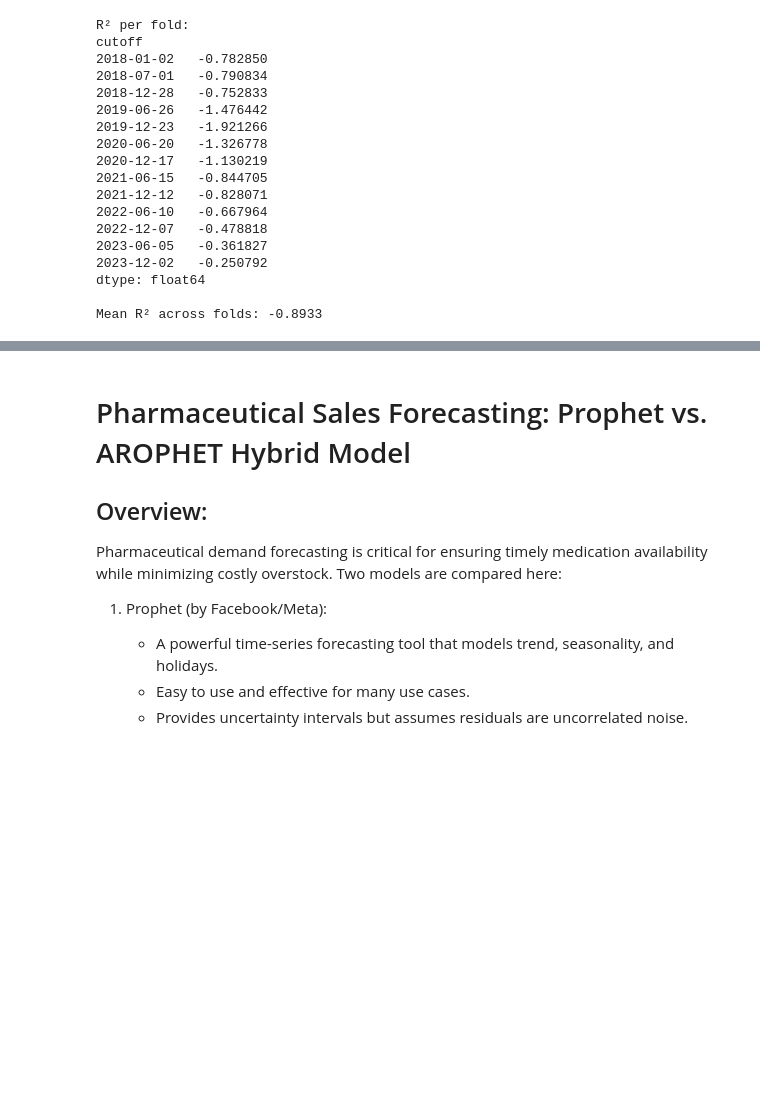
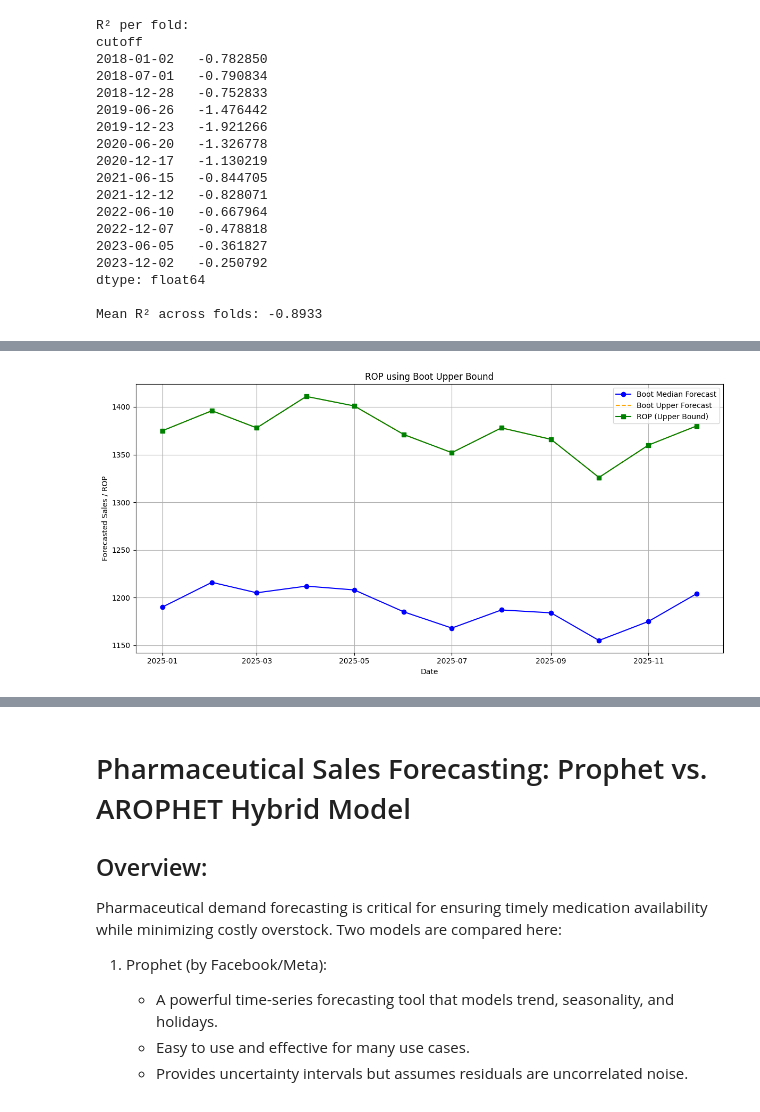
Before and after one commit to ashiqurrahmanshihab/Hybrid_Demand_Forecasting_and-Reorder_Point_Planning_Using_AROPHET, a Jupyter notebook: Alton_20_Sales_Data_2014_2024.ipynb, the cells around one changed output, grey strips where cells are left out. Cells and saved outputs as stored; diff of their text form; code cells hidden in the pictures; blank space fills up the shorter version.

```diff
--- a/Alton_20_Sales_Data_2014_2024.ipynb
+++ b/Alton_20_Sales_Data_2014_2024.ipynb
@@ -238,12 +238,65 @@ forecast_2025['boot_lower'] = np.percentile(boot_samples, 2.5, axis=0)
 forecast_2025['boot_upper'] = np.percentile(boot_samples, 97.5, axis=0)
 forecast_2025['boot_median'] = np.percentile(boot_samples, 50, axis=0)
 # %%
-# --- Reorder Point (ROP) Calculation with Prophet Forecast ---
+import pandas as pd
+import numpy as np
+import matplotlib.pyplot as plt
+
+# --- Load Sales Data ---
+file_path = "/Users/ashikurrahmanshihab/GitHub/Hybrid-Demand-Forecasting-and-Reorder-Point-Planning-Using-AROPHET-in-the-Pharmaceutical-Industry/Alton_20_Sales_Data_2014_2024.xlsx"
+
+try:
+    sales_data = pd.read_excel(file_path)
+    print("Sales data loaded successfully.")
+except FileNotFoundError:
+    print("File not found. Please check the file path.")
+    sales_data = pd.DataFrame()
+except Exception as e:
+    print(f"Error loading file: {e}")
+    sales_data = pd.DataFrame()
+
+# --- Prepare Forecast 2025 Sample (replace this with your real forecast DataFrame if ready) ---
+# Example only: You should replace this with the real `forecast_2025` after Prophet + ARIMA hybrid steps
+forecast_2025 = pd.DataFrame({
+    'ds': pd.date_range('2025-01-01', periods=12, freq='MS'),
+    'boot_median': [1190, 1216, 1205, 1212, 1208, 1185, 1168, 1187, 1184, 1155, 1175, 1204],
+    'boot_upper': [1375, 1396, 1378, 1411, 1401, 1371, 1352, 1378, 1366, 1326, 1360, 1380]
+})
+
+# --- Simulate Bootstrap Samples (based on boot_median) ---
+np.random.seed(42)
+boot_samples = pd.DataFrame(
+    np.random.normal(loc=forecast_2025['boot_median'], scale=50, size=(1000, 12)).T,
+    columns=[f'bs_{i}' for i in range(1000)]
+)
+
+# --- Reorder Point (ROP) Calculations ---
 k = 1.0
-forecast_2025['prophet_rop'] = forecast_2025['boot_median'] + k * (
-    forecast_2025['boot_upper'] - forecast_2025['boot_median']
-)
-forecast_2025['prophet_rop'] = forecast_2025['prophet_rop'].round().clip(lower=0)
 
-# Alternative using std of bootstraps
-rop = forecast_2025['boot_median'] + k * boot_samples.std(axis=0)
+# ROP based on upper bound
+forecast_2025['prophet_rop'] = (
+    forecast_2025['boot_median'] + k * (forecast_2025['boot_upper'] - forecast_2025['boot_median'])
+).round().clip(lower=0)
+
+# ROP based on standard deviation of bootstrap samples
+forecast_2025['prophet_rop_std'] = (
+    forecast_2025['boot_median'] + k * boot_samples.std(axis=1).values
+).round().clip(lower=0)
+
+# --- 📋 Output Table ---
+print("\n📋 Reorder Point (ROP) Table:")
+print(forecast_2025[['ds', 'boot_median', 'boot_upper', 'prophet_rop']])
+
+# --- 📈 Plot 1: Prophet ROP based on upper bound ---
+plt.figure(figsize=(12, 6))
+plt.plot(forecast_2025['ds'], forecast_2025['boot_median'], label='Boot Median Forecast', marker='o', color='blue')
+plt.plot(forecast_2025['ds'], forecast_2025['boot_upper'], label='Boot Upper Forecast', linestyle='--', color='orange')
+plt.plot(forecast_2025['ds'], forecast_2025['prophet_rop'], label='ROP (Upper Bound)', marker='s', color='green')
+plt.title("ROP using Boot Upper Bound")
+plt.xlabel("Date")
+plt.ylabel("Forecasted Sales / ROP")
+plt.legend()
+plt.grid(True)
+plt.tight_layout()
+plt.show()
+# %% [output]
@@ -249,0 +319 @@ rop = forecast_2025['boot_median'] + k * boot_samples.std(axis=0)
+[figure, added]
```
Also changed, not shown: parts of 19 cells of this notebook, 1 other file.
